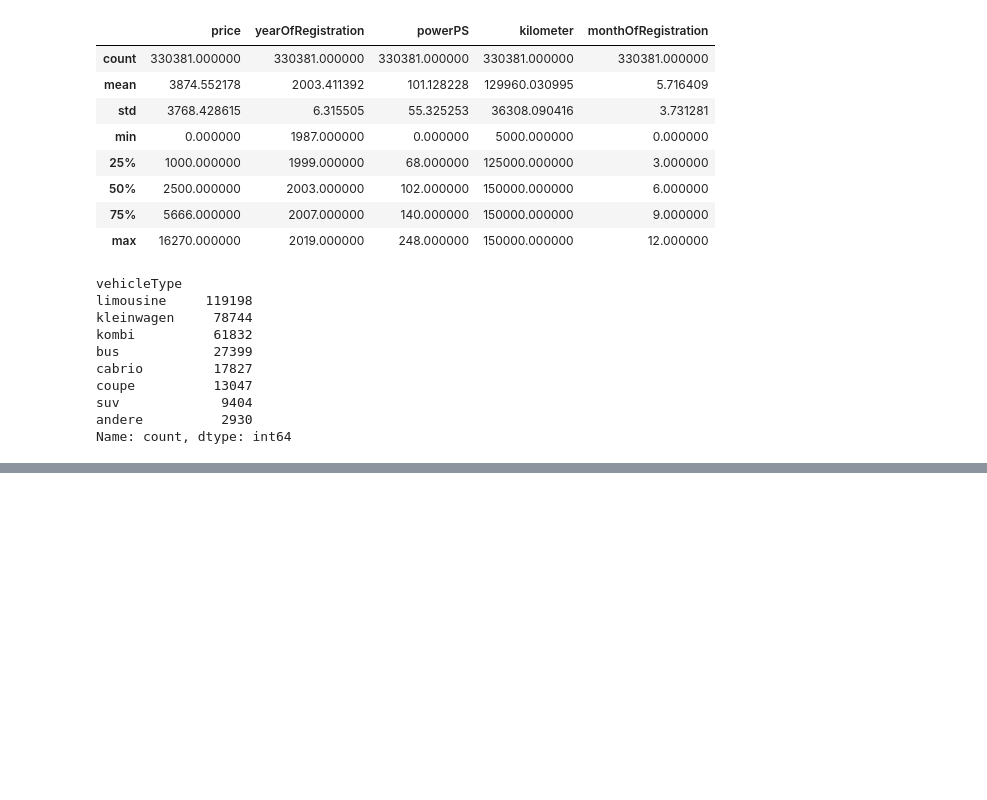
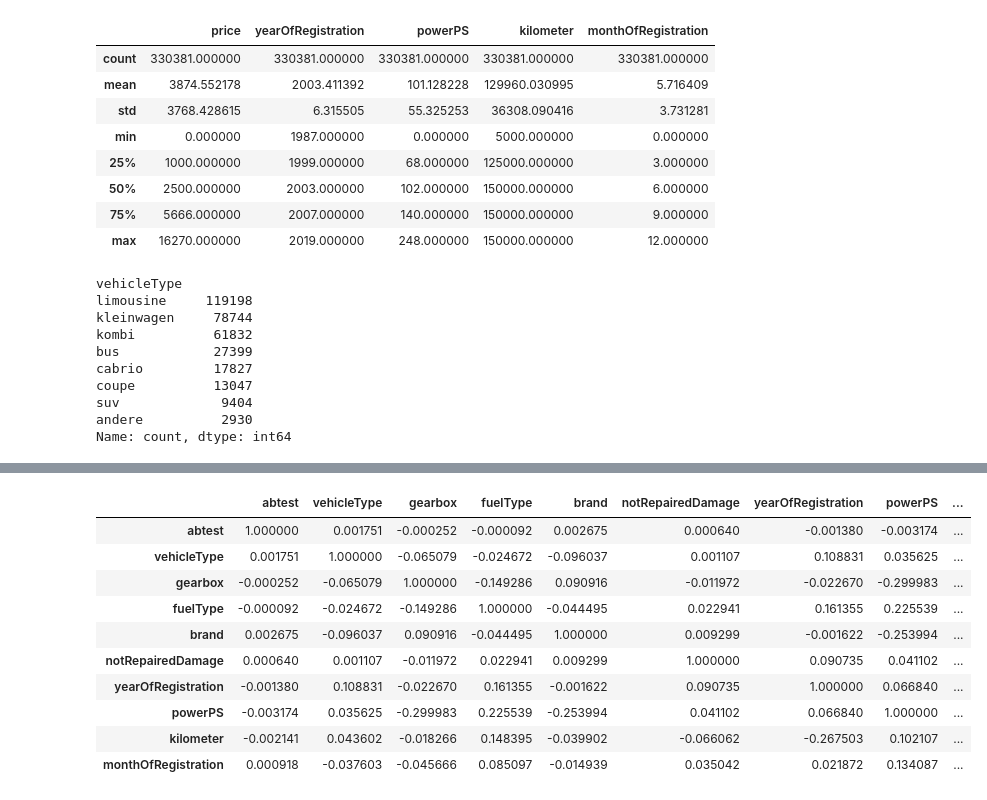
Before and after one commit to rajendra195/ds_ml_project, a Jupyter notebook: notebook_file/data_ingestion_and_profiling.ipynb, the cells around one changed output, grey strips where cells are left out. Saved outputs shown, nothing was run; the diff lists cells and outputs as text; code cells hidden in the pictures; blank space fills up the shorter version.

```diff
--- a/notebook_file/data_ingestion_and_profiling.ipynb
+++ b/notebook_file/data_ingestion_and_profiling.ipynb
@@ -971,0 +1019,5 @@ Name: count, dtype: int64
+# %%
+numerical_data = ["yearOfRegistration", "powerPS", "kilometer", "monthOfRegistration"]
+clean_df[numerical_data].head()
+target = clean_df["price"]
+target
@@ -971,0 +1074,14 @@ Name: count, dtype: int64
+# %%
+features.corr()
+# %% [output]
+|  | abtest | vehicleType | gearbox | fuelType | brand | notRepairedDamage | yearOfRegistration | powerPS | ... |
+| abtest | 1.000000 | 0.001751 | -0.000252 | -0.000092 | 0.002675 | 0.000640 | -0.001380 | -0.003174 | ... |
+| vehicleType | 0.001751 | 1.000000 | -0.065079 | -0.024672 | -0.096037 | 0.001107 | 0.108831 | 0.035625 | ... |
+| gearbox | -0.000252 | -0.065079 | 1.000000 | -0.149286 | 0.090916 | -0.011972 | -0.022670 | -0.299983 | ... |
+| fuelType | -0.000092 | -0.024672 | -0.149286 | 1.000000 | -0.044495 | 0.022941 | 0.161355 | 0.225539 | ... |
+| brand | 0.002675 | -0.096037 | 0.090916 | -0.044495 | 1.000000 | 0.009299 | -0.001622 | -0.253994 | ... |
+| notRepairedDamage | 0.000640 | 0.001107 | -0.011972 | 0.022941 | 0.009299 | 1.000000 | 0.090735 | 0.041102 | ... |
+| yearOfRegistration | -0.001380 | 0.108831 | -0.022670 | 0.161355 | -0.001622 | 0.090735 | 1.000000 | 0.066840 | ... |
+| powerPS | -0.003174 | 0.035625 | -0.299983 | 0.225539 | -0.253994 | 0.041102 | 0.066840 | 1.000000 | ... |
+| kilometer | -0.002141 | 0.043602 | -0.018266 | 0.148395 | -0.039902 | -0.066062 | -0.267503 | 0.102107 | ... |
+| monthOfRegistration | 0.000918 | -0.037603 | -0.045666 | 0.085097 | -0.014939 | 0.035042 | 0.021872 | 0.134087 | ... |
```
Also changed, not shown: parts of 71 cells of this notebook, 2 other files.
